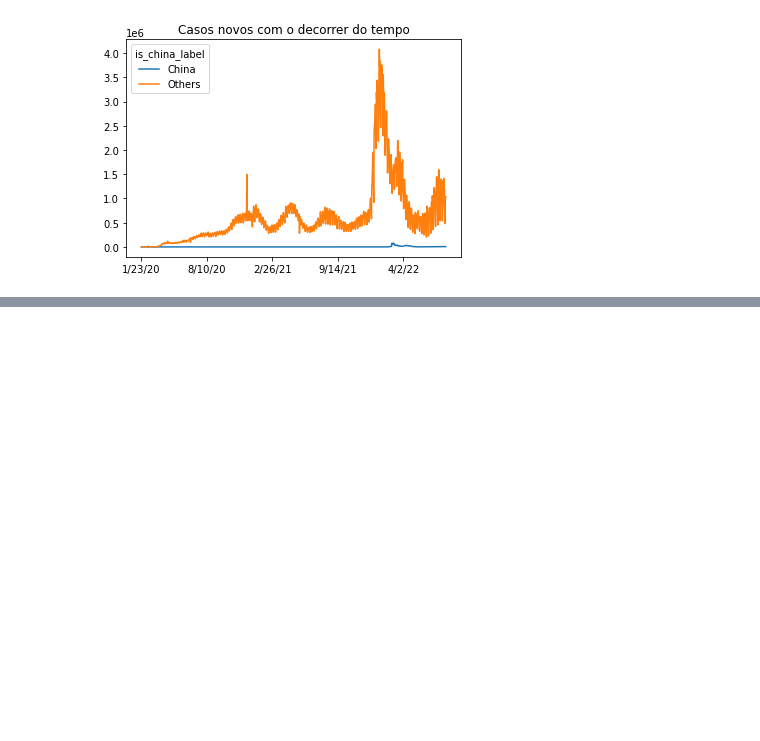
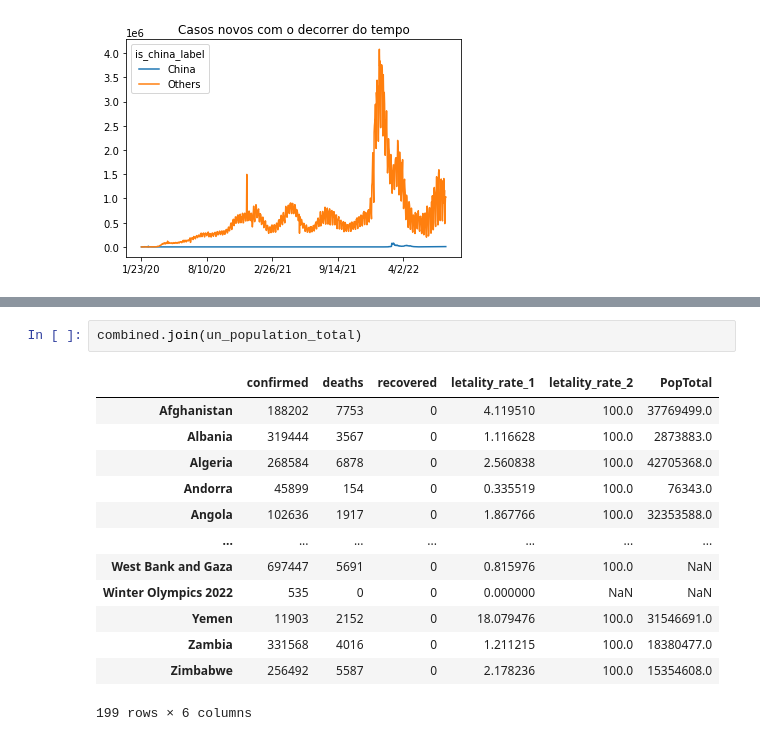
Before and after one commit to cglima/data-science-visualizacao-de-dados-para-saude-e-medicina, a Jupyter notebook: curso data science e saude-segunda-parte.ipynb, the cells around one changed output, grey strips where cells are left out. Drawn from its saved outputs; the diff is of its cells as text; blank space fills up the shorter version.

```diff
--- a/curso data science e saude-segunda-parte.ipynb
+++ b/curso data science e saude-segunda-parte.ipynb
@@ -851,0 +900,16 @@ plt.show()
+# %%
+combined.join(un_population_total)
+# %% [output]
+|  | confirmed | deaths | recovered | letality_rate_1 | letality_rate_2 | PopTotal |
+| Afghanistan | 188202 | 7753 | 0 | 4.119510 | 100.0 | 37769499.0 |
+| Albania | 319444 | 3567 | 0 | 1.116628 | 100.0 | 2873883.0 |
+| Algeria | 268584 | 6878 | 0 | 2.560838 | 100.0 | 42705368.0 |
+| Andorra | 45899 | 154 | 0 | 0.335519 | 100.0 | 76343.0 |
+| Angola | 102636 | 1917 | 0 | 1.867766 | 100.0 | 32353588.0 |
+| ... | ... | ... | ... | ... | ... | ... |
+| West Bank and Gaza | 697447 | 5691 | 0 | 0.815976 | 100.0 | NaN |
+| Winter Olympics 2022 | 535 | 0 | 0 | 0.000000 | NaN | NaN |
+| Yemen | 11903 | 2152 | 0 | 18.079476 | 100.0 | 31546691.0 |
+| Zambia | 331568 | 4016 | 0 | 1.211215 | 100.0 | 18380477.0 |
+| Zimbabwe | 256492 | 5587 | 0 | 2.178236 | 100.0 | 15354608.0 |
+199 rows × 6 columns
```
Also changed, not shown: parts of 11 cells of this notebook.
